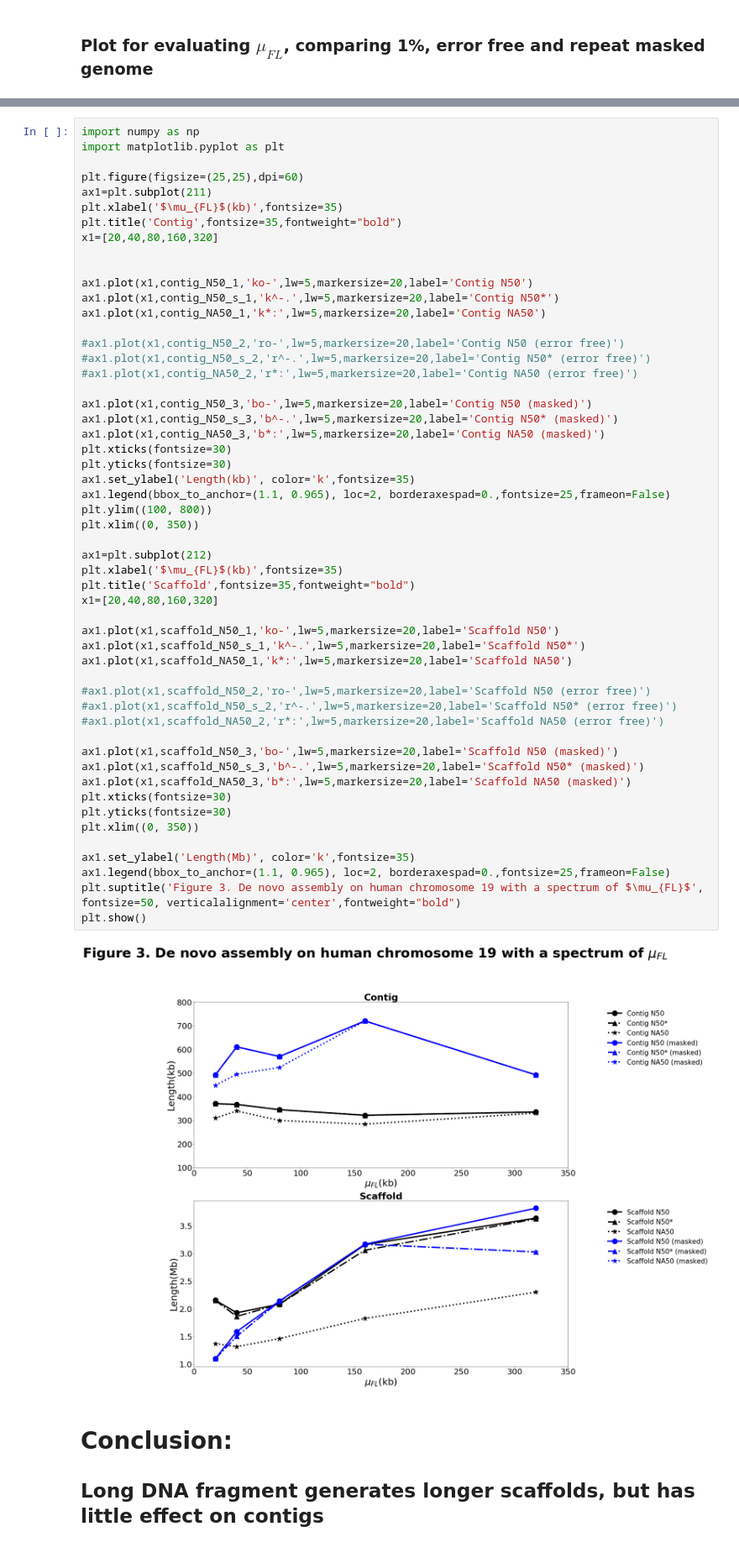
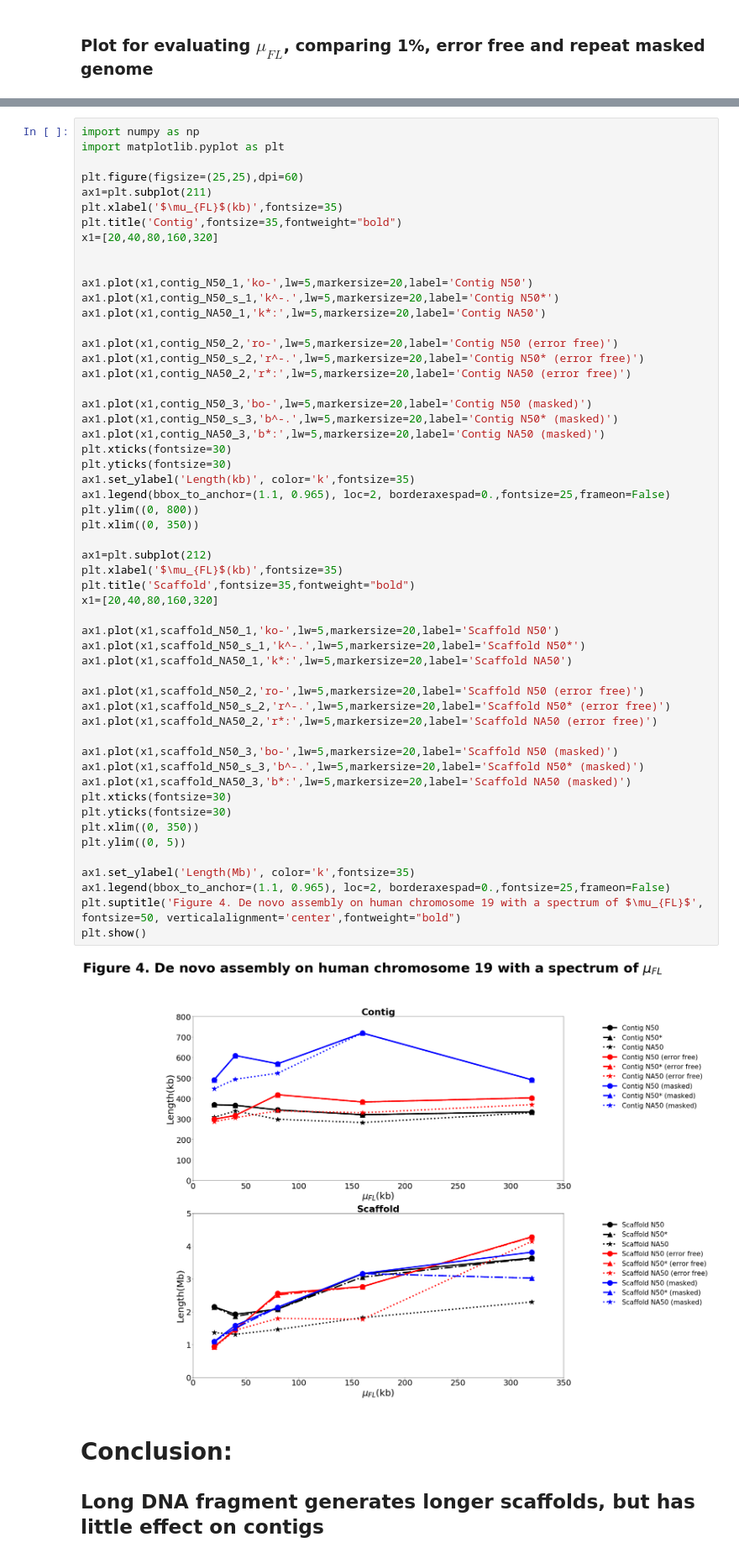
Before and after one commit to zhanglu295/LRTK-SIM, a Jupyter notebook: plot/Supernova2_paper.ipynb, the cells around one changed output, grey strips where cells are left out. Shown at 84% size. Cells and saved outputs as stored; diff of their text form.

```diff
--- a/plot/Supernova2_paper.ipynb
+++ b/plot/Supernova2_paper.ipynb
@@ -193,46 +257,47 @@ ax1.plot(x1,contig_N50_1,'ko-',lw=5,markersize=20,label='Contig N50')
 ax1.plot(x1,contig_N50_s_1,'k^-.',lw=5,markersize=20,label='Contig N50*')
 ax1.plot(x1,contig_NA50_1,'k*:',lw=5,markersize=20,label='Contig NA50')
 
-#ax1.plot(x1,contig_N50_2,'ro-',lw=5,markersize=20,label='Contig N50 (error free)')
-#ax1.plot(x1,contig_N50_s_2,'r^-.',lw=5,markersize=20,label='Contig N50* (error free)')
-#ax1.plot(x1,contig_NA50_2,'r*:',lw=5,markersize=20,label='Contig NA50 (error free)')
+ax1.plot(x1,contig_N50_2,'ro-',lw=5,markersize=20,label='Contig N50 (error free)')
+ax1.plot(x1,contig_N50_s_2,'r^-.',lw=5,markersize=20,label='Contig N50* (error free)')
+ax1.plot(x1,contig_NA50_2,'r*:',lw=5,markersize=20,label='Contig NA50 (error free)')
 
 ax1.plot(x1,contig_N50_3,'bo-',lw=5,markersize=20,label='Contig N50 (masked)')
 ax1.plot(x1,contig_N50_s_3,'b^-.',lw=5,markersize=20,label='Contig N50* (masked)')
 ax1.plot(x1,contig_NA50_3,'b*:',lw=5,markersize=20,label='Contig NA50 (masked)')
 plt.xticks(fontsize=30)
 plt.yticks(fontsize=30)
 ax1.set_ylabel('Length(kb)', color='k',fontsize=35)
 ax1.legend(bbox_to_anchor=(1.1, 0.965), loc=2, borderaxespad=0.,fontsize=25,frameon=False)
-plt.ylim((100, 800))
+plt.ylim((0, 800))
 plt.xlim((0, 350))
 
 ax1=plt.subplot(212)
 plt.xlabel('$\mu_{FL}$(kb)',fontsize=35)
 plt.title('Scaffold',fontsize=35,fontweight="bold")
 x1=[20,40,80,160,320]
 
 ax1.plot(x1,scaffold_N50_1,'ko-',lw=5,markersize=20,label='Scaffold N50')
 ax1.plot(x1,scaffold_N50_s_1,'k^-.',lw=5,markersize=20,label='Scaffold N50*')
 ax1.plot(x1,scaffold_NA50_1,'k*:',lw=5,markersize=20,label='Scaffold NA50')
 
-#ax1.plot(x1,scaffold_N50_2,'ro-',lw=5,markersize=20,label='Scaffold N50 (error free)')
-#ax1.plot(x1,scaffold_N50_s_2,'r^-.',lw=5,markersize=20,label='Scaffold N50* (error free)')
-#ax1.plot(x1,scaffold_NA50_2,'r*:',lw=5,markersize=20,label='Scaffold NA50 (error free)')
+ax1.plot(x1,scaffold_N50_2,'ro-',lw=5,markersize=20,label='Scaffold N50 (error free)')
+ax1.plot(x1,scaffold_N50_s_2,'r^-.',lw=5,markersize=20,label='Scaffold N50* (error free)')
+ax1.plot(x1,scaffold_NA50_2,'r*:',lw=5,markersize=20,label='Scaffold NA50 (error free)')
 
 ax1.plot(x1,scaffold_N50_3,'bo-',lw=5,markersize=20,label='Scaffold N50 (masked)')
 ax1.plot(x1,scaffold_N50_s_3,'b^-.',lw=5,markersize=20,label='Scaffold N50* (masked)')
 ax1.plot(x1,scaffold_NA50_3,'b*:',lw=5,markersize=20,label='Scaffold NA50 (masked)')
 plt.xticks(fontsize=30)
 plt.yticks(fontsize=30)
 plt.xlim((0, 350))
+plt.ylim((0, 5))
 
 ax1.set_ylabel('Length(Mb)', color='k',fontsize=35)
 ax1.legend(bbox_to_anchor=(1.1, 0.965), loc=2, borderaxespad=0.,fontsize=25,frameon=False)
-plt.suptitle('Figure 3. De novo assembly on human chromosome 19 with a spectrum of $\mu_{FL}$', fontsize=50, verticalalignment='center',fontweight="bold")
+plt.suptitle('Figure 4. De novo assembly on human chromosome 19 with a spectrum of $\mu_{FL}$', fontsize=50, verticalalignment='center',fontweight="bold")
 plt.show()
 # %% [output]
-[figure, old version]
+[figure, new version]
 # %% [markdown]
 # Conclusion:
 
```
Also changed, not shown: parts of 9 cells of this notebook.
